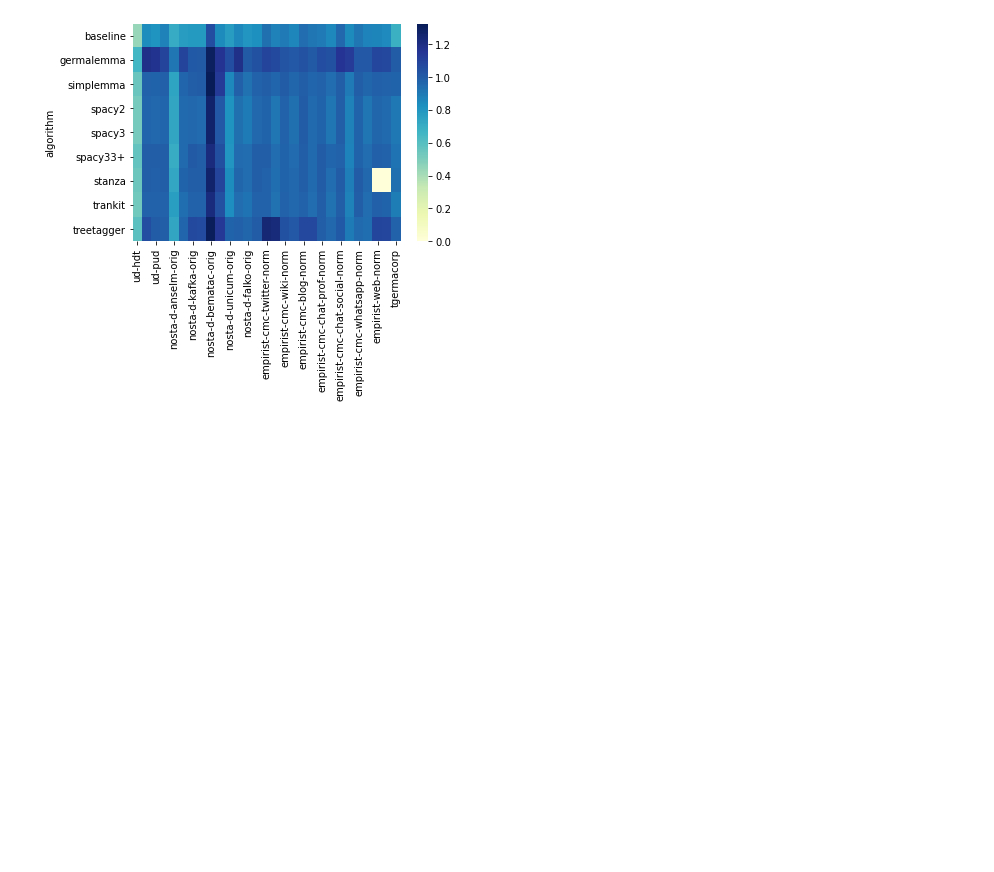
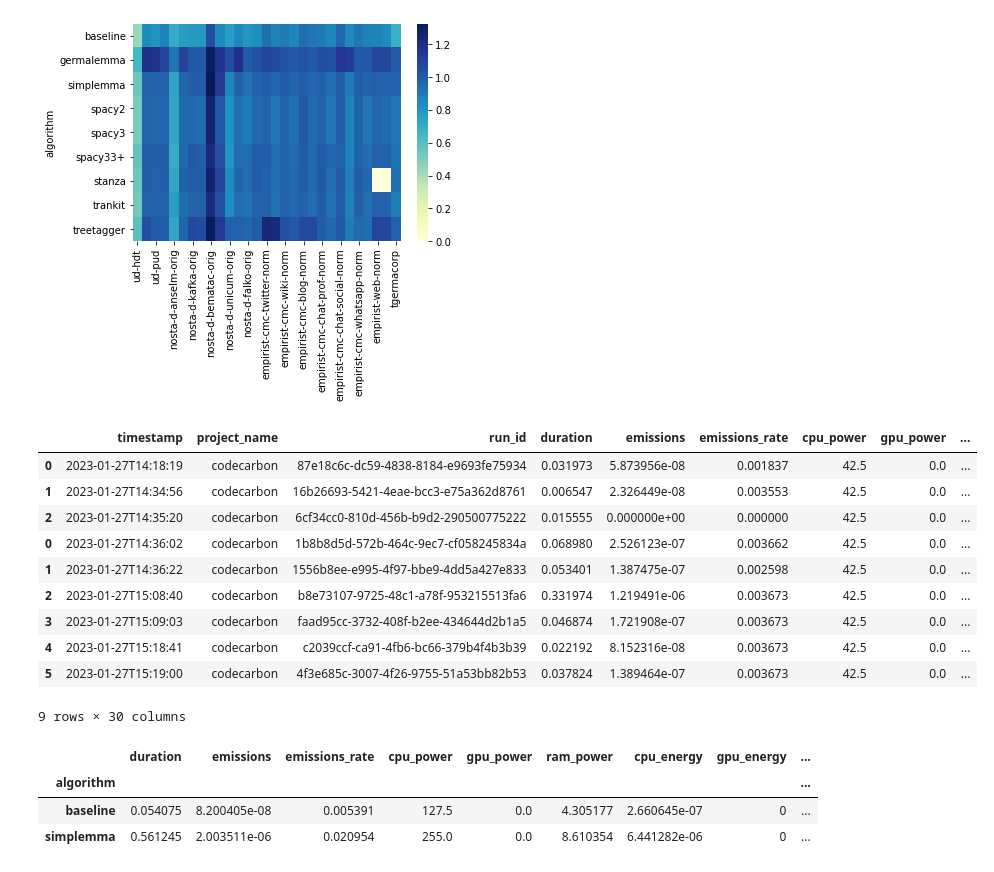
Before and after one commit to zentrum-lexikographie/eval-de-lemma, a Jupyter notebook: nbs/evaluation.ipynb, the cells around one changed output. Saved outputs shown, nothing was run; the diff lists cells and outputs as text; code cells hidden in the pictures; blank space fills up the shorter version.

```diff
--- a/nbs/evaluation.ipynb
+++ b/nbs/evaluation.ipynb
@@ -493,3 +505,34 @@ generate_table(data, ['metrics','overall','true-pred-types', 2])
 df = pd.DataFrame(columns=upos.index+['overall'])
 for d in data[:29]:  # baseline files
     for c in df.columns:  # upos tags
+# %%
+# check emissions
+emissions = pd.DataFrame()
+FILES = glob.glob("emissions/emissions-*.csv")
+for FILE in FILES:
+    algo = FILE.split("-")[1].replace('.csv', '')
+    df = pd.read_csv(FILE)
+    df['algorithm'] = algo
+    emissions = pd.concat([emissions,df], axis=0)
+emissions
+# %% [output]
+|  | timestamp | project_name | run_id | duration | emissions | emissions_rate | cpu_power | gpu_power | ... |
+| 0 | 2023-01-27T14:18:19 | codecarbon | 87e18c6c-dc59-4838-8184-e9693fe75934 | 0.031973 | 5.873956e-08 | 0.001837 | 42.5 | 0.0 | ... |
+| 1 | 2023-01-27T14:34:56 | codecarbon | 16b26693-5421-4eae-bcc3-e75a362d8761 | 0.006547 | 2.326449e-08 | 0.003553 | 42.5 | 0.0 | ... |
+| 2 | 2023-01-27T14:35:20 | codecarbon | 6cf34cc0-810d-456b-b9d2-290500775222 | 0.015555 | 0.000000e+00 | 0.000000 | 42.5 | 0.0 | ... |
+| 0 | 2023-01-27T14:36:02 | codecarbon | 1b8b8d5d-572b-464c-9ec7-cf058245834a | 0.068980 | 2.526123e-07 | 0.003662 | 42.5 | 0.0 | ... |
+| 1 | 2023-01-27T14:36:22 | codecarbon | 1556b8ee-e995-4f97-bbe9-4dd5a427e833 | 0.053401 | 1.387475e-07 | 0.002598 | 42.5 | 0.0 | ... |
+| 2 | 2023-01-27T15:08:40 | codecarbon | b8e73107-9725-48c1-a78f-953215513fa6 | 0.331974 | 1.219491e-06 | 0.003673 | 42.5 | 0.0 | ... |
+| 3 | 2023-01-27T15:09:03 | codecarbon | faad95cc-3732-408f-b2ee-434644d2b1a5 | 0.046874 | 1.721908e-07 | 0.003673 | 42.5 | 0.0 | ... |
+| 4 | 2023-01-27T15:18:41 | codecarbon | c2039ccf-ca91-4fb6-bc66-379b4f4b3b39 | 0.022192 | 8.152316e-08 | 0.003673 | 42.5 | 0.0 | ... |
+| 5 | 2023-01-27T15:19:00 | codecarbon | 4f3e685c-3007-4f26-9755-51a53bb82b53 | 0.037824 | 1.389464e-07 | 0.003673 | 42.5 | 0.0 | ... |
+9 rows × 30 columns
+# %%
+# sum by algo
+emissions_sum = emissions.groupby('algorithm').sum()
+emissions_sum
+# %% [output]
+|  | duration | emissions | emissions_rate | cpu_power | gpu_power | ram_power | cpu_energy | gpu_energy | ... |
+| algorithm |  |  |  |  |  |  |  |  | ... |
+| baseline | 0.054075 | 8.200405e-08 | 0.005391 | 127.5 | 0.0 | 4.305177 | 2.660645e-07 | 0 | ... |
+| simplemma | 0.561245 | 2.003511e-06 | 0.020954 | 255.0 | 0.0 | 8.610354 | 6.441282e-06 | 0 | ... |
```
Also changed, not shown: parts of 6 cells of this notebook, 1 other file.
